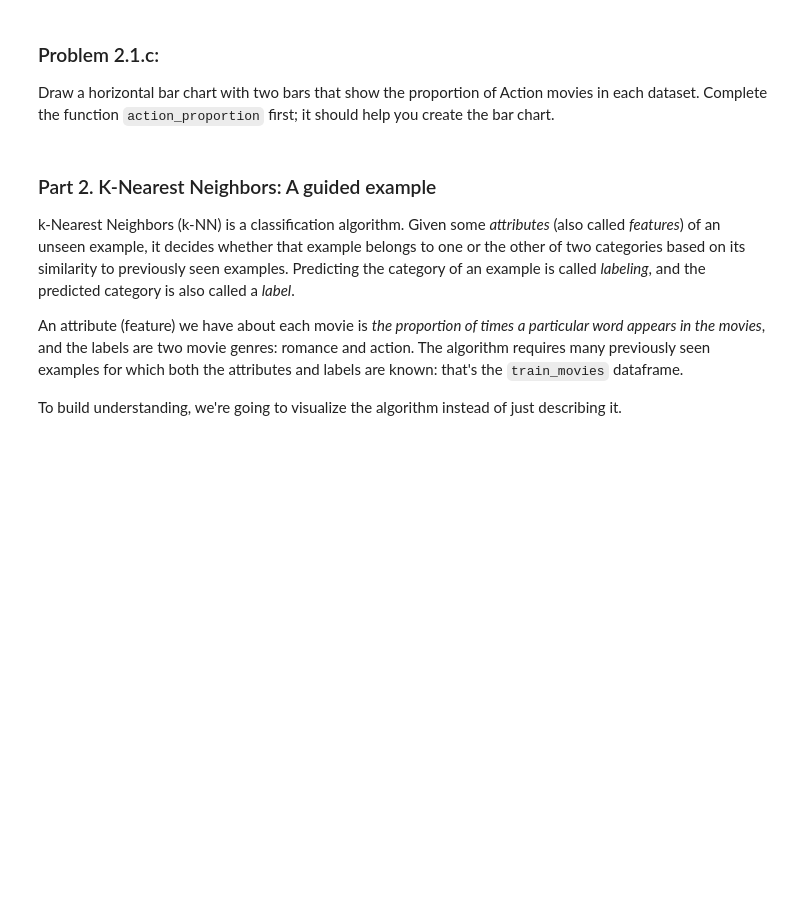
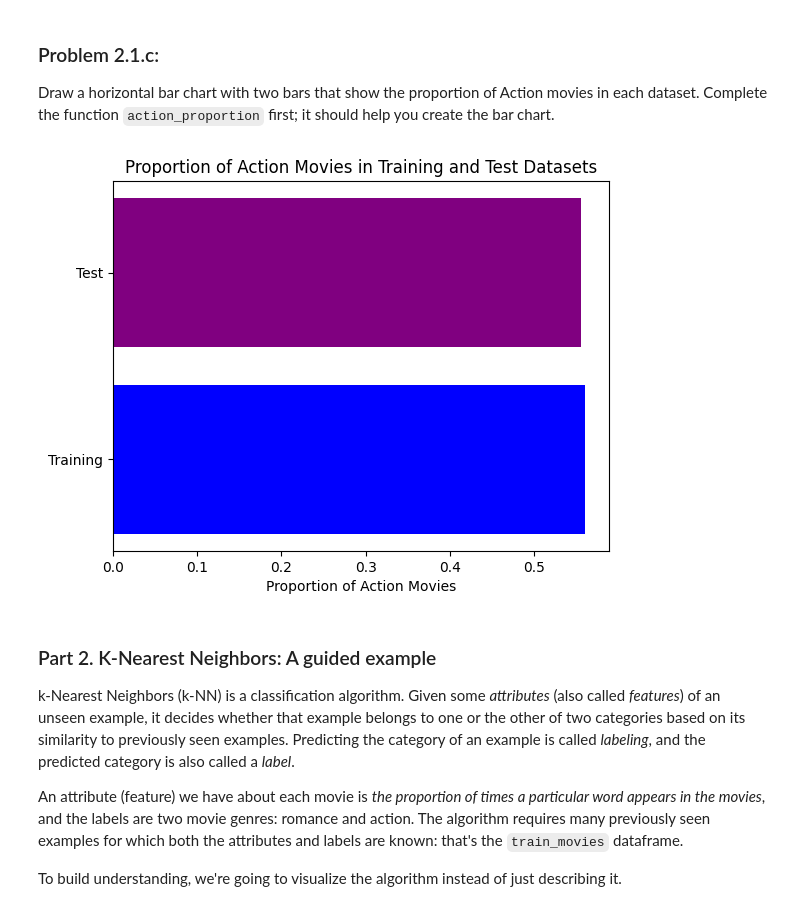
Before and after one commit to BuweiChen/snds265, a Jupyter notebook: assn1/assn1.ipynb, the cells around one changed output. Drawn from its saved outputs; the diff is of its cells as text; code cells hidden in the pictures; blank space fills up the shorter version.

```diff
--- a/assn1/assn1.ipynb
+++ b/assn1/assn1.ipynb
@@ -508,10 +508,25 @@ Training:  200 ; Test:  36
 ### Problem 2.1.c:
 
 Draw a horizontal bar chart with two bars that show the proportion of Action movies in each dataset.  Complete the function `action_proportion` first; it should help you create the bar chart.
-# %%
-def action_proportion(dataframe):
-    """Return the proportion of movies in a table that have the Action genre."""
-    return ...
+# %%
+def action_proportion(dataframe):
+    """Return the proportion of movies in a table that have the Action genre."""
+    return len(dataframe.loc[dataframe["Genre"] == "action"]) / len(dataframe)
+
+train_action_proportion = action_proportion(train_movies)
+test_action_proportion = action_proportion(test_movies)
+
+labels = ["Training", "Test"]
+proportions = [train_action_proportion, test_action_proportion]
+
+plt.barh(labels, proportions, color=["blue", "purple"])
+
+plt.xlabel("Proportion of Action Movies")
+plt.title("Proportion of Action Movies in Training and Test Datasets")
+
+plt.show()
+# %% [output]
+[figure, added]
 # %% [markdown]
 ### Part 2. K-Nearest Neighbors: A guided example
 
```
Also changed, not shown: parts of 1 cell of this notebook.
